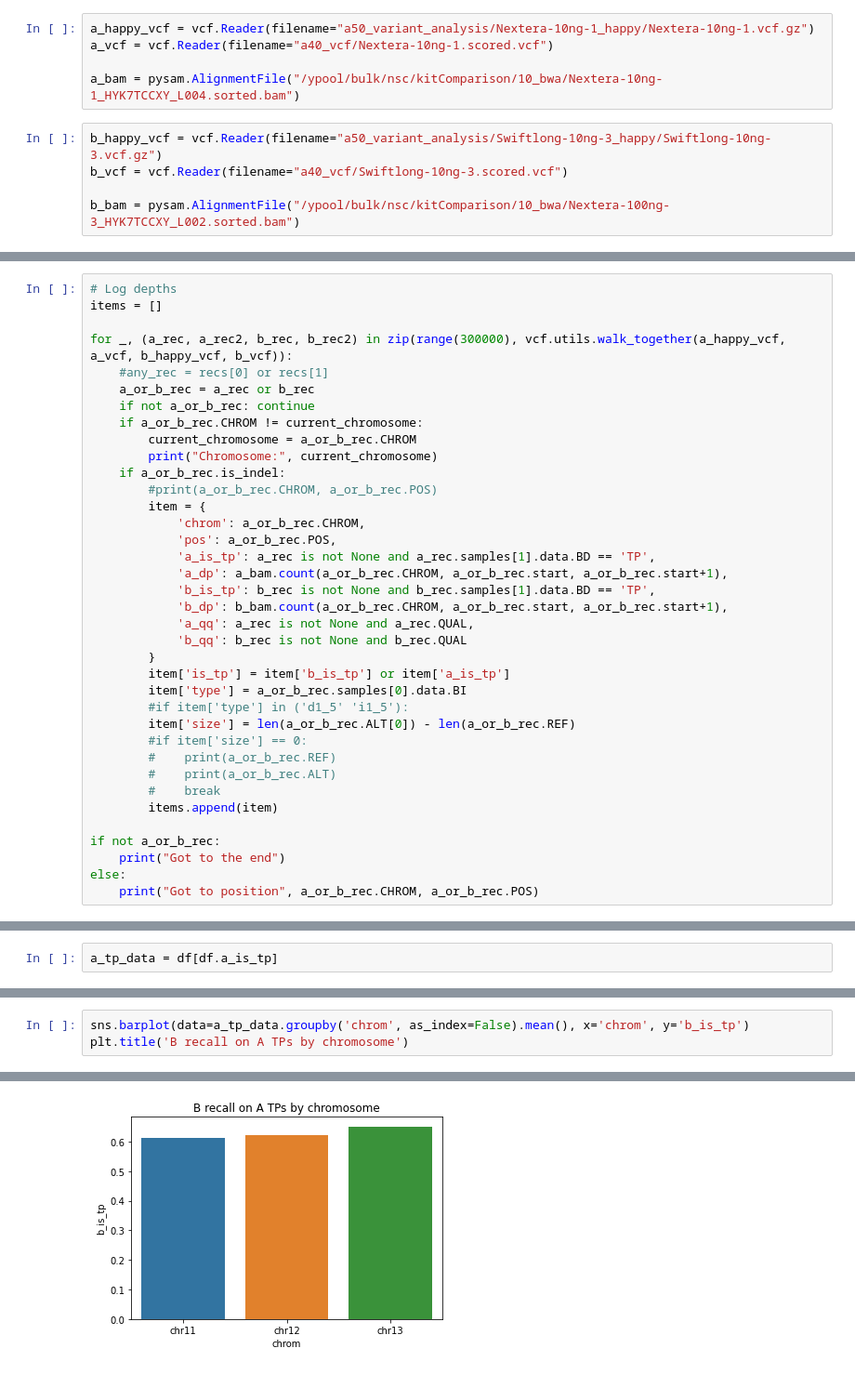
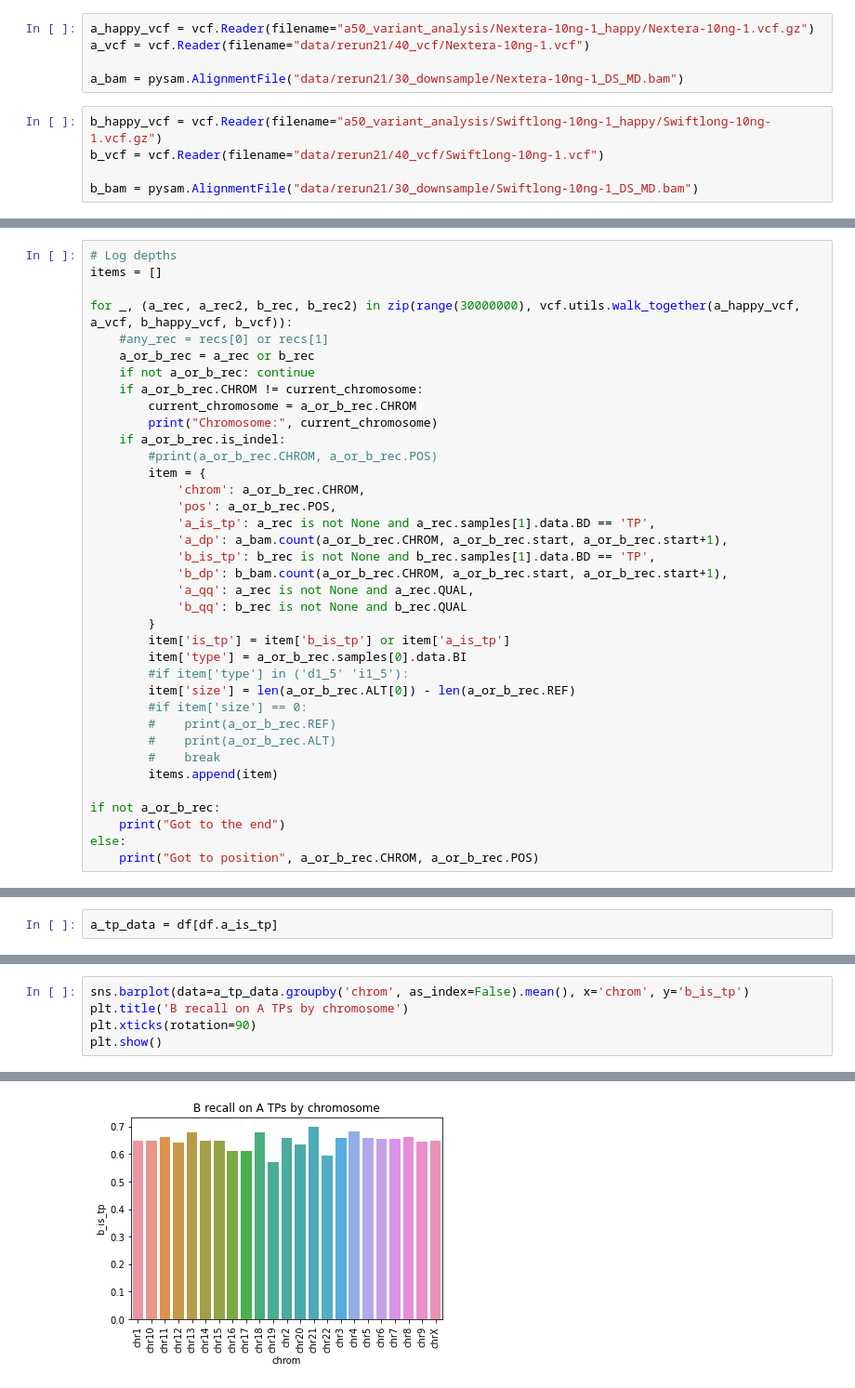
Before and after one commit to fa2k/comparison, a Jupyter notebook: vc_troubleshooting.ipynb, the cells around one changed output, grey strips where cells are left out. Shown at 93% size. Drawn from its saved outputs; the diff is of its cells as text.

```diff
--- a/vc_troubleshooting.ipynb
+++ b/vc_troubleshooting.ipynb
@@ -17,21 +17,21 @@ Dataset A & B:
 * BAM file
 # %%
 a_happy_vcf = vcf.Reader(filename="a50_variant_analysis/Nextera-10ng-1_happy/Nextera-10ng-1.vcf.gz")
-a_vcf = vcf.Reader(filename="a40_vcf/Nextera-10ng-1.scored.vcf")
+a_vcf = vcf.Reader(filename="data/rerun21/40_vcf/Nextera-10ng-1.vcf")
 
-a_bam = pysam.AlignmentFile("/ypool/bulk/nsc/kitComparison/10_bwa/Nextera-10ng-1_HYK7TCCXY_L004.sorted.bam")
+a_bam = pysam.AlignmentFile("data/rerun21/30_downsample/Nextera-10ng-1_DS_MD.bam")
 # %%
-b_happy_vcf = vcf.Reader(filename="a50_variant_analysis/Swiftlong-10ng-3_happy/Swiftlong-10ng-3.vcf.gz")
-b_vcf = vcf.Reader(filename="a40_vcf/Swiftlong-10ng-3.scored.vcf")
+b_happy_vcf = vcf.Reader(filename="a50_variant_analysis/Swiftlong-10ng-1_happy/Swiftlong-10ng-1.vcf.gz")
+b_vcf = vcf.Reader(filename="data/rerun21/40_vcf/Swiftlong-10ng-1.vcf")
 
-b_bam = pysam.AlignmentFile("/ypool/bulk/nsc/kitComparison/10_bwa/Nextera-100ng-3_HYK7TCCXY_L002.sorted.bam")
+b_bam = pysam.AlignmentFile("data/rerun21/30_downsample/Swiftlong-10ng-1_DS_MD.bam")
 # %%
 current_chromosome = None
 # %%
 # Log depths
 items = []
 
-for _, (a_rec, a_rec2, b_rec, b_rec2) in zip(range(300000), vcf.utils.walk_together(a_happy_vcf, a_vcf, b_happy_vcf, b_vcf)):
+for _, (a_rec, a_rec2, b_rec, b_rec2) in zip(range(30000000), vcf.utils.walk_together(a_happy_vcf, a_vcf, b_happy_vcf, b_vcf)):
     #any_rec = recs[0] or recs[1]
     a_or_b_rec = a_rec or b_rec
     if not a_or_b_rec: continue
@@ -104,4 +122,6 @@ Text(0.5, 1.0, 'B depth on all TP variants called by A')
 # %%
 sns.barplot(data=a_tp_data.groupby('chrom', as_index=False).mean(), x='chrom', y='b_is_tp')
 plt.title('B recall on A TPs by chromosome')
+plt.xticks(rotation=90)
+plt.show()
 # %% [output]
@@ -109,4 +128,4 @@ Text(0.5, 1.0, 'B recall on A TPs by chromosome')
-[figure, old version]
+[figure, new version]
 # %%
 plt.figure()
 sns.barplot(data=a_tp_data.groupby('type', as_index=False).count(), x='type', y='a_is_tp')
```
Also changed, not shown: parts of 8 cells of this notebook.
